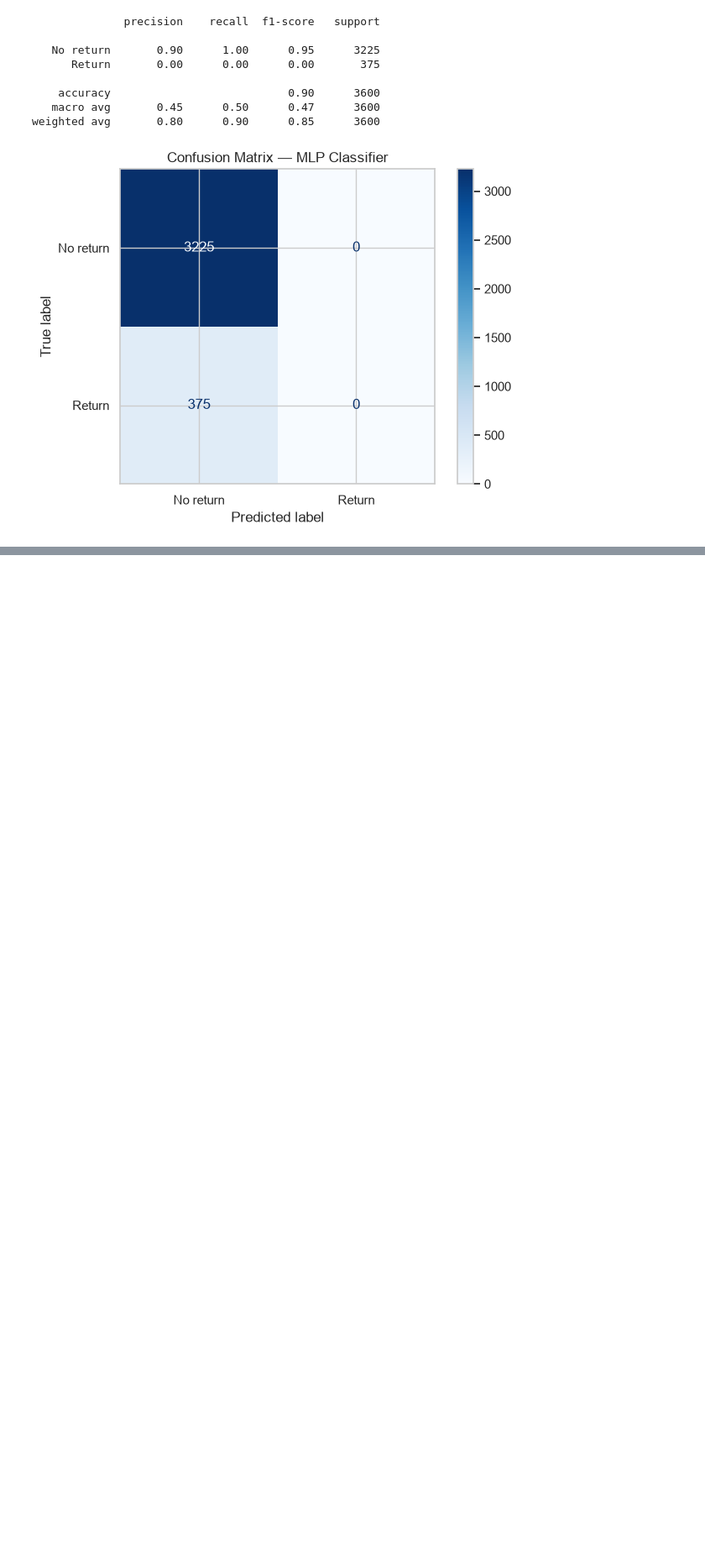
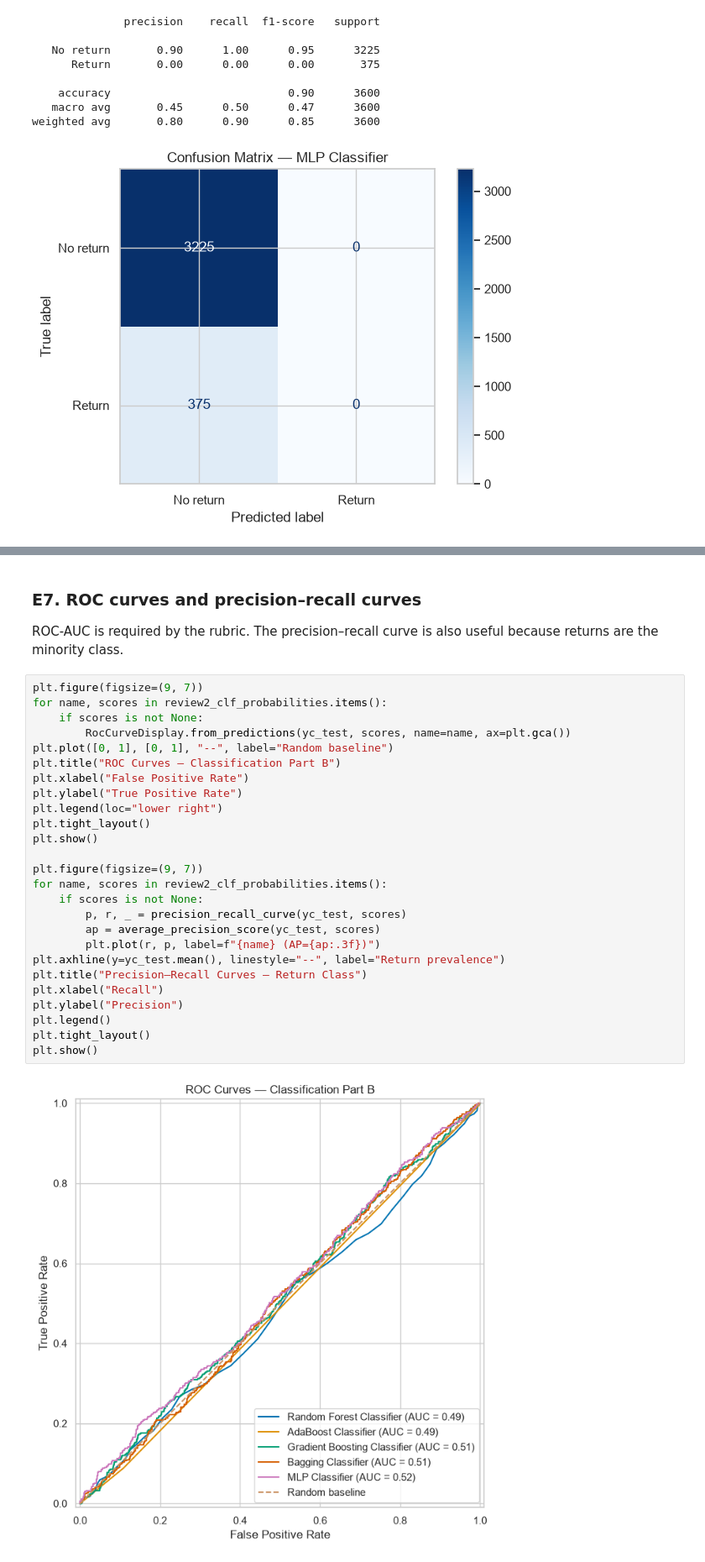
Before and after one commit to Ramjith821/RetailSalestest, a Jupyter notebook: Retail_store.ipynb, the cells around one changed output, grey strips where cells are left out. Shown at 84% size. Drawn from its saved outputs; the diff is of its cells as text; blank space fills up the shorter version.

Commit message:
Classification Metrics
Classification metrics

```diff
--- a/Retail_store.ipynb
+++ b/Retail_store.ipynb
@@ -1355,0 +1381,32 @@ weighted avg       0.80      0.90      0.85      3600
+# %% [markdown]
+### E7. ROC curves and precision–recall curves
+
+ROC-AUC is required by the rubric. The precision–recall curve is also useful because returns are the minority class.
+# %%
+plt.figure(figsize=(9, 7))
+for name, scores in review2_clf_probabilities.items():
+    if scores is not None:
+        RocCurveDisplay.from_predictions(yc_test, scores, name=name, ax=plt.gca())
+plt.plot([0, 1], [0, 1], "--", label="Random baseline")
+plt.title("ROC Curves — Classification Part B")
+plt.xlabel("False Positive Rate")
+plt.ylabel("True Positive Rate")
+plt.legend(loc="lower right")
+plt.tight_layout()
+plt.show()
+
+plt.figure(figsize=(9, 7))
+for name, scores in review2_clf_probabilities.items():
+    if scores is not None:
+        p, r, _ = precision_recall_curve(yc_test, scores)
+        ap = average_precision_score(yc_test, scores)
+        plt.plot(r, p, label=f"{name} (AP={ap:.3f})")
+plt.axhline(y=yc_test.mean(), linestyle="--", label="Return prevalence")
+plt.title("Precision–Recall Curves — Return Class")
+plt.xlabel("Recall")
+plt.ylabel("Precision")
+plt.legend()
+plt.tight_layout()
+plt.show()
+# %% [output]
+[figure, added]
```
Also changed, not shown: parts of 5 cells of this notebook.
